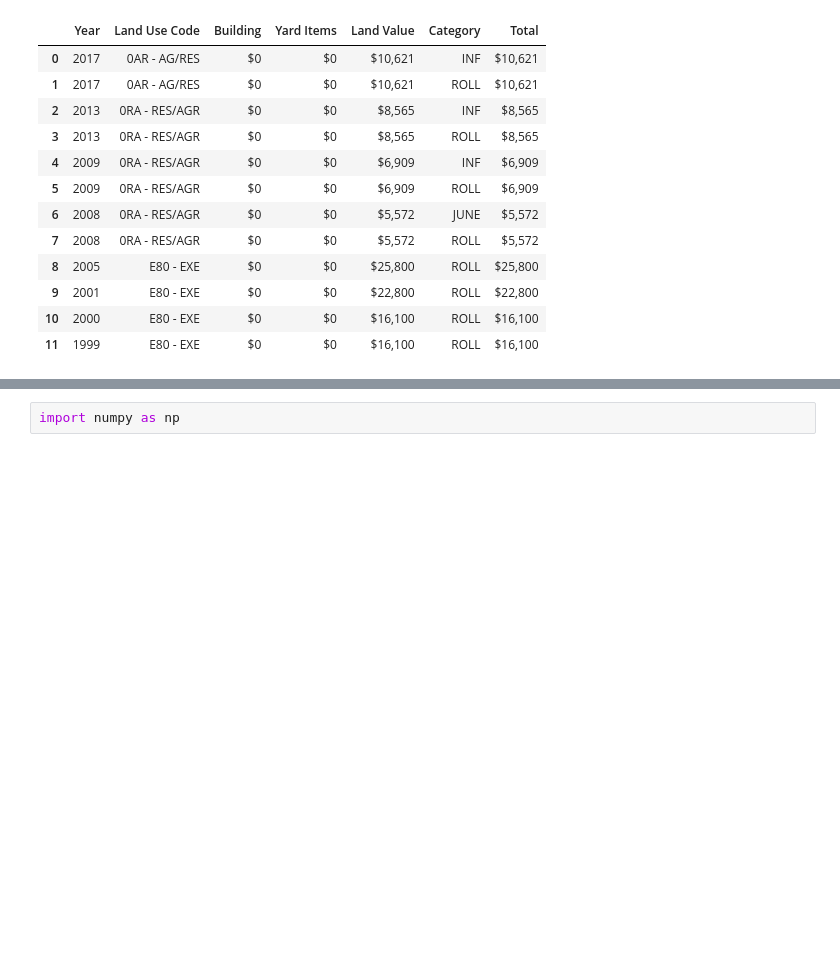
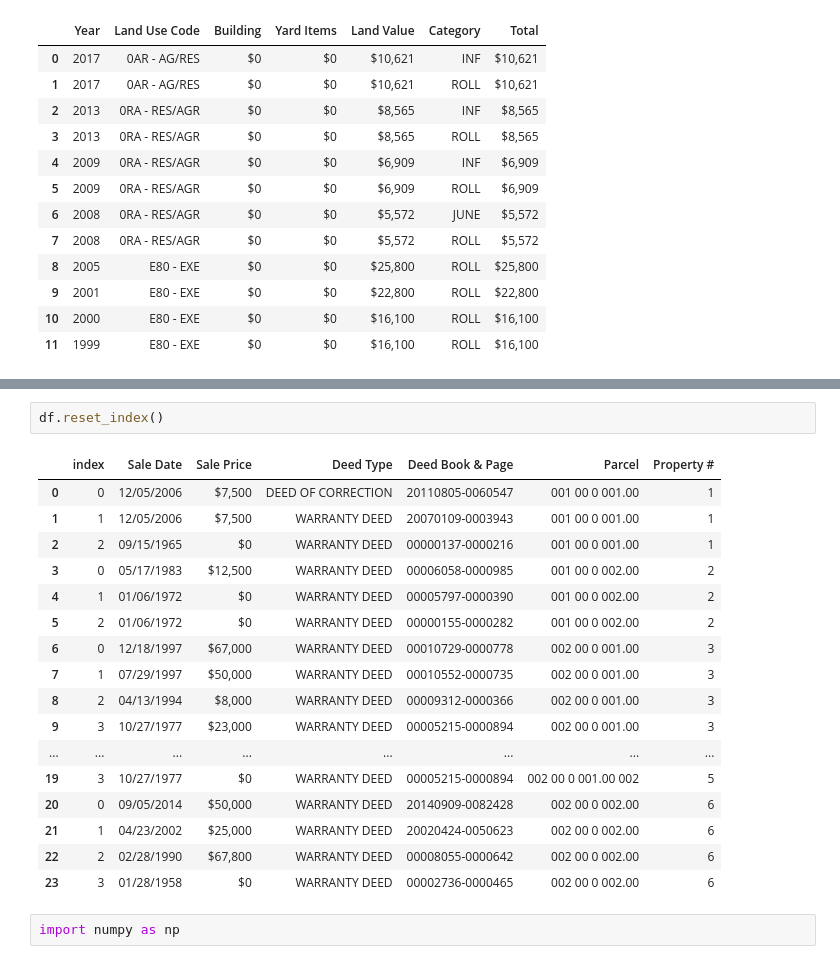
Before and after one commit to parasgulati8/Web-Scraper, a Jupyter notebook: scraper.ipynb, the cells around one changed output, grey strips where cells are left out. Drawn from its saved outputs; the diff is of its cells as text; blank space fills up the shorter version.

```diff
--- a/scraper.ipynb
+++ b/scraper.ipynb
@@ -167,3 +180,23 @@ df
+# %%
+df.reset_index()
+# %% [output]
+|  | index | Sale Date | Sale Price | Deed Type | Deed Book & Page | Parcel | Property # |
+| 0 | 0 | 12/05/2006 | $7,500 | DEED OF CORRECTION | 20110805-0060547 | 001 00 0 001.00 | 1 |
+| 1 | 1 | 12/05/2006 | $7,500 | WARRANTY DEED | 20070109-0003943 | 001 00 0 001.00 | 1 |
+| 2 | 2 | 09/15/1965 | $0 | WARRANTY DEED | 00000137-0000216 | 001 00 0 001.00 | 1 |
+| 3 | 0 | 05/17/1983 | $12,500 | WARRANTY DEED | 00006058-0000985 | 001 00 0 002.00 | 2 |
+| 4 | 1 | 01/06/1972 | $0 | WARRANTY DEED | 00005797-0000390 | 001 00 0 002.00 | 2 |
+| 5 | 2 | 01/06/1972 | $0 | WARRANTY DEED | 00000155-0000282 | 001 00 0 002.00 | 2 |
+| 6 | 0 | 12/18/1997 | $67,000 | WARRANTY DEED | 00010729-0000778 | 002 00 0 001.00 | 3 |
+| 7 | 1 | 07/29/1997 | $50,000 | WARRANTY DEED | 00010552-0000735 | 002 00 0 001.00 | 3 |
+| 8 | 2 | 04/13/1994 | $8,000 | WARRANTY DEED | 00009312-0000366 | 002 00 0 001.00 | 3 |
+| 9 | 3 | 10/27/1977 | $23,000 | WARRANTY DEED | 00005215-0000894 | 002 00 0 001.00 | 3 |
+| ... | ... | ... | ... | ... | ... | ... | ... |
+| 19 | 3 | 10/27/1977 | $0 | WARRANTY DEED | 00005215-0000894 | 002 00 0 001.00 002 | 5 |
+| 20 | 0 | 09/05/2014 | $50,000 | WARRANTY DEED | 20140909-0082428 | 002 00 0 002.00 | 6 |
+| 21 | 1 | 04/23/2002 | $25,000 | WARRANTY DEED | 20020424-0050623 | 002 00 0 002.00 | 6 |
+| 22 | 2 | 02/28/1990 | $67,800 | WARRANTY DEED | 00008055-0000642 | 002 00 0 002.00 | 6 |
+| 23 | 3 | 01/28/1958 | $0 | WARRANTY DEED | 00002736-0000465 | 002 00 0 002.00 | 6 |
 # %%
 import numpy as np
 # %%
```
Also changed, not shown: parts of 5 cells of this notebook.
